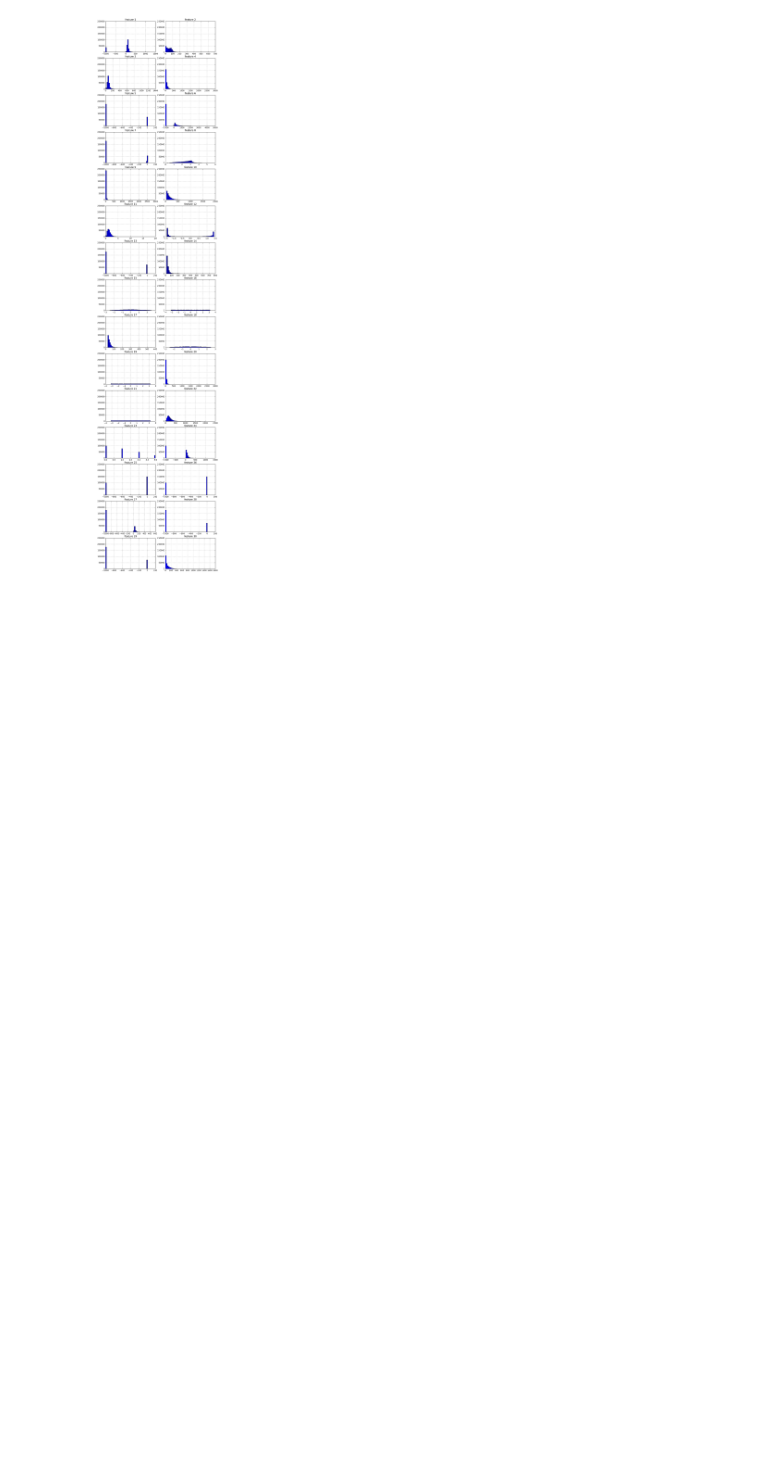
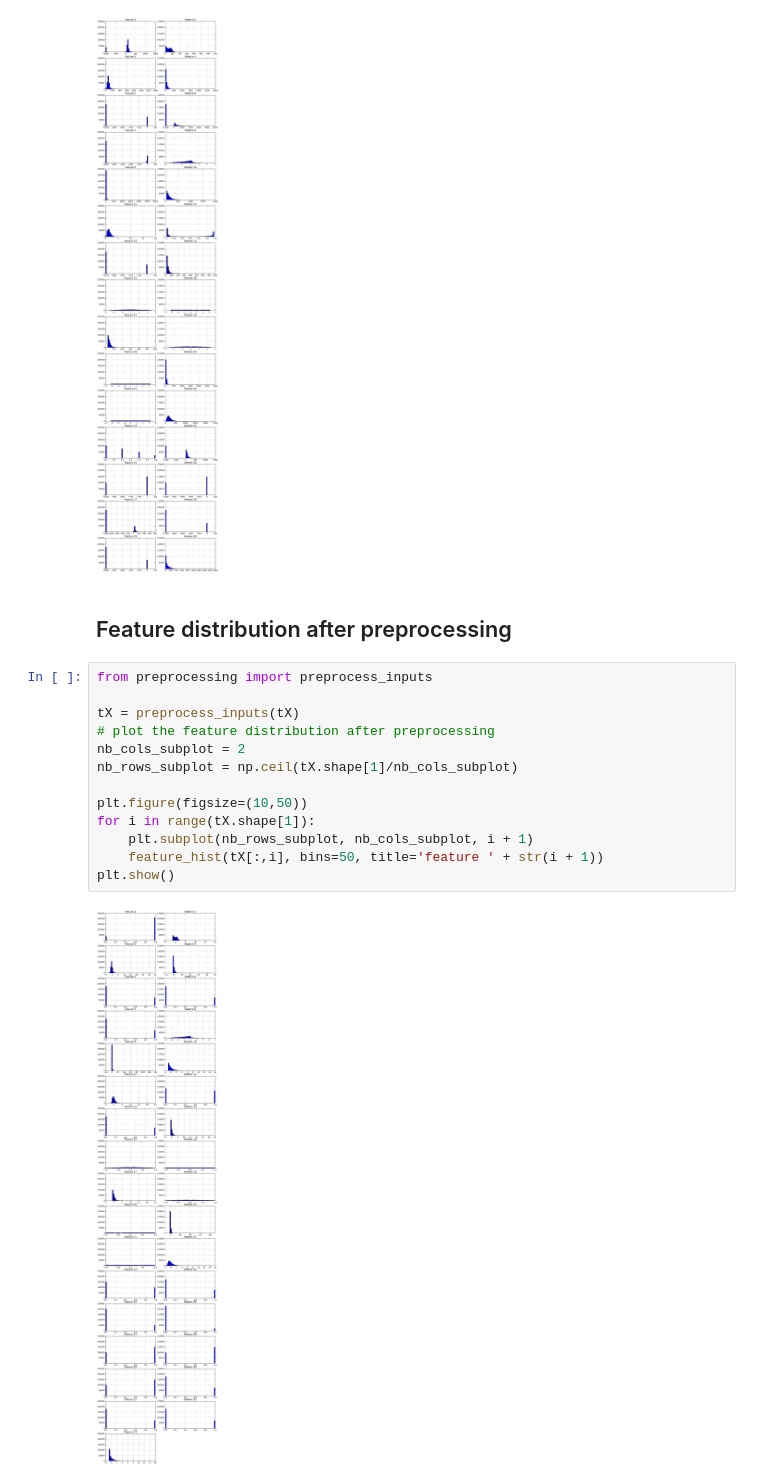
Before and after one commit to stonecauldron/ml-group78, a Jupyter notebook: scripts/data-exploration.ipynb, the cells around one changed output. Cells and saved outputs as stored; diff of their text form; blank space fills up the shorter version.

Commit message:
Create preprocessing module

```diff
--- a/scripts/data-exploration.ipynb
+++ b/scripts/data-exploration.ipynb
@@ -66,3 +66,20 @@ for i in range(tX.shape[1]):
 plt.show()
 # %% [output]
 [figure]
+# %% [markdown]
+## Feature distribution after preprocessing
+# %%
+from preprocessing import preprocess_inputs
+
+tX = preprocess_inputs(tX)
+# plot the feature distribution after preprocessing
+nb_cols_subplot = 2
+nb_rows_subplot = np.ceil(tX.shape[1]/nb_cols_subplot)
+
+plt.figure(figsize=(10,50))
+for i in range(tX.shape[1]):
+    plt.subplot(nb_rows_subplot, nb_cols_subplot, i + 1)
+    feature_hist(tX[:,i], bins=50, title='feature ' + str(i + 1))
+plt.show()
+# %% [output]
+[figure, added]
```
Also changed, not shown: 1 other file.
